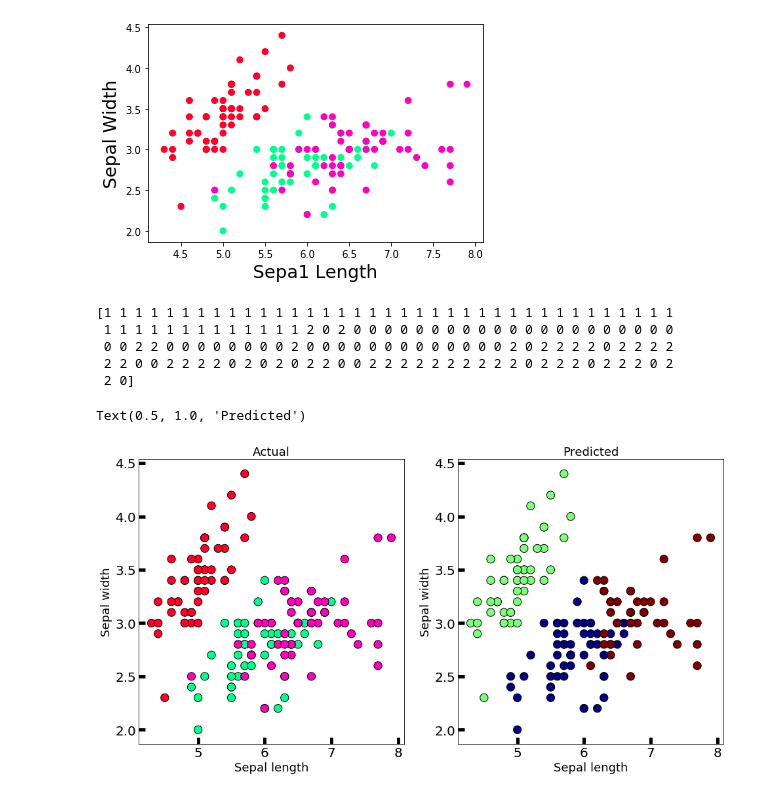
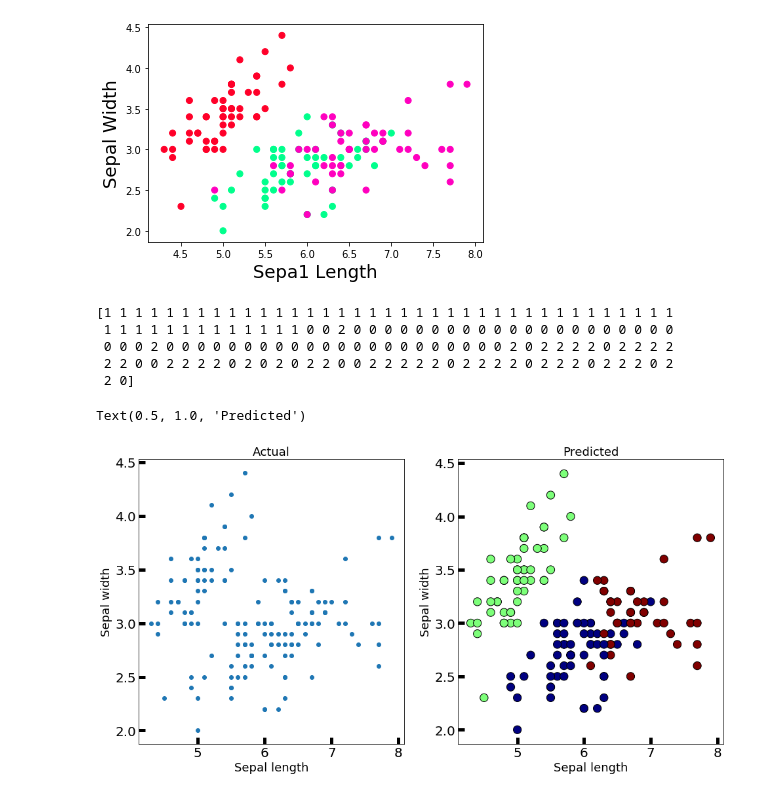
Before and after one commit to FransHuntink/PythonDataScience, a Jupyter notebook: DemoData/IrisTitanic/IrisDataset.ipynb, the cells around one changed output. Drawn from its saved outputs; the diff is of its cells as text; code cells hidden in the pictures.

```diff
--- a/DemoData/IrisTitanic/IrisDataset.ipynb
+++ b/DemoData/IrisTitanic/IrisDataset.ipynb
@@ -23,7 +23,7 @@ df.head()
 # Clustering the data, x takes
 # The first two columns of the
 # dataset (called predictors)
-X = iris.data[:, :3]
+X = iris.data[:, :]
 
 # Assign the target to the label column
 y = iris.target
@@ -53,31 +53,29 @@ centers = km.cluster_centers_
 print(km.labels_)
 # %% [output]
 [1 1 1 1 1 1 1 1 1 1 1 1 1 1 1 1 1 1 1 1 1 1 1 1 1 1 1 1 1 1 1 1 1 1 1 1 1
- 1 1 1 1 1 1 1 1 1 1 1 1 1 2 0 2 0 0 0 0 0 0 0 0 0 0 0 0 0 0 0 0 0 0 0 0 0
- 0 0 2 2 0 0 0 0 0 0 0 0 2 0 0 0 0 0 0 0 0 0 0 0 0 0 2 0 2 2 2 2 0 2 2 2 2
- 2 2 0 0 2 2 2 2 0 2 0 2 0 2 2 0 0 2 2 2 2 2 2 2 2 2 2 0 2 2 2 0 2 2 2 0 2
+ 1 1 1 1 1 1 1 1 1 1 1 1 1 0 0 2 0 0 0 0 0 0 0 0 0 0 0 0 0 0 0 0 0 0 0 0 0
+ 0 0 0 2 0 0 0 0 0 0 0 0 0 0 0 0 0 0 0 0 0 0 0 0 0 0 2 0 2 2 2 2 0 2 2 2 2
+ 2 2 0 0 2 2 2 2 0 2 0 2 0 2 2 0 0 2 2 2 2 2 0 2 2 2 2 0 2 2 2 0 2 2 2 0 2
  2 0]
 # %%
 # Visualise the actual and predicted scatterplot
 
 new_labels = km.labels_
 
 
 # Plot the identified clusters and compare with the answers
 fig, axes = plt.subplots(1, 2, figsize=(16,8))
-axes[0].scatter(X[:, 0], X[:, 1], c=y, cmap='gist_rainbow',
-edgecolor='k', s=150)
-axes[1].scatter(X[:, 3], X[:, 2], c=new_labels, cmap='jet',
-edgecolor='k', s=150)
+axes[0].scatter(X[:, 0], X[:, 1])
+axes[1].scatter(X[:, 0], X[:, 1], c=new_labels, cmap='jet')
 
 axes[0].set_xlabel('Sepal length', fontsize=18)
 axes[0].set_ylabel('Sepal width', fontsize=18)
 axes[1].set_xlabel('Sepal length', fontsize=18)
 axes[1].set_ylabel('Sepal width', fontsize=18)
 axes[0].tick_params(direction='in', length=10, width=5, colors='k', labelsize=20)
 axes[1].tick_params(direction='in', length=10, width=5, colors='k', labelsize=20)
 axes[0].set_title('Actual', fontsize=18)
 axes[1].set_title('Predicted', fontsize=18)
 # %% [output]
 Text(0.5, 1.0, 'Predicted')
-[figure, old version]
+[figure, new version]
```
Also changed, not shown: 1 other file.
